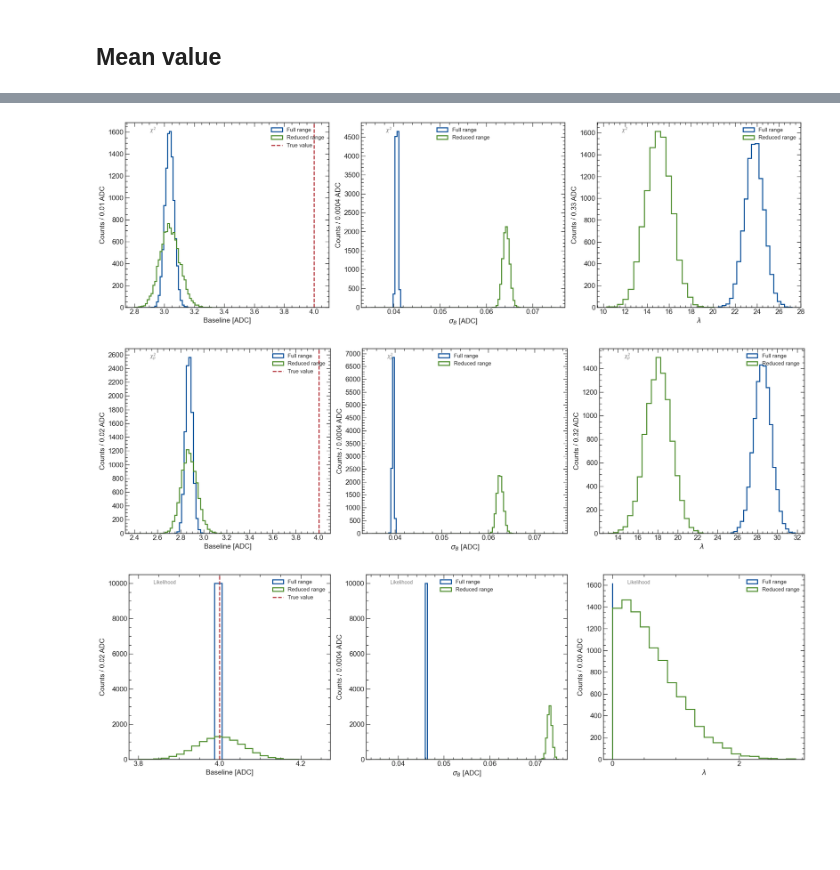
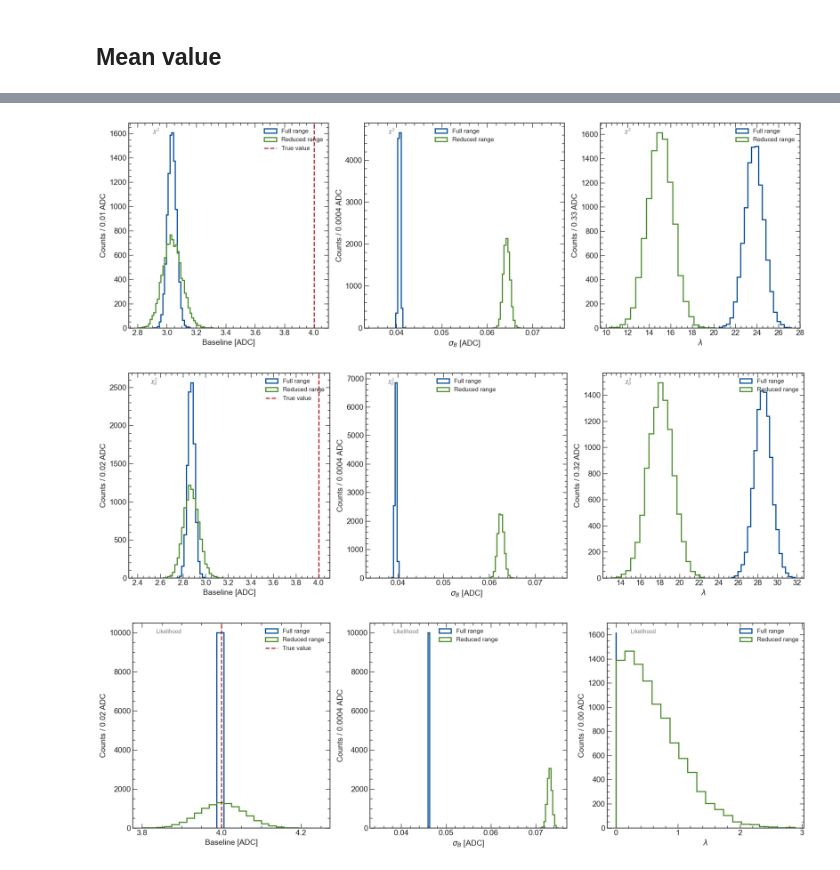
Before and after one commit to flycloud2010/MuonLifetime_lab, a Jupyter notebook: montecarlo/baseline.ipynb, the cells around one changed output, grey strips where cells are left out. Drawn from its saved outputs; the diff is of its cells as text; code cells hidden in the pictures; blank space fills up the shorter version.

```diff
--- a/montecarlo/baseline.ipynb
+++ b/montecarlo/baseline.ipynb
@@ -417,7 +419,7 @@ plt.show()
 # %% [markdown]
 ## Mean value
 # %%
-fig, ax = plt.subplots(1, 3, figsize = (20,6))
+fig, ax = plt.subplots(1, 3, figsize = (18,6))
 
 nbins = np.linspace(3.6,4.4,20)
 
@@ -462,7 +464,7 @@ ax[1].legend(loc='upper center', frameon=False, fontsize=11)
 ax[2].legend(loc='best', frameon=False, fontsize=11)
 
 for i in range(0,3):
-    ax[i].text(0.12, 0.95, labels[0], fontsize = 10, transform = ax[i].transAxes, color = 'gray')
+    ax[i].text(0.13, 0.95, labels[0], fontsize = 10, transform = ax[i].transAxes, color = 'gray')
 
 
 set_ticks(ax[0], 0.2, 2000)
@@ -478,5 +480,5 @@ plt.show()
 # %%
-fig, ax = plt.subplots(1, 3, figsize = (20,6))
+fig, ax = plt.subplots(1, 3, figsize = (18,6))
 
 nbins = np.linspace(2.8,3.4,50)
 
@@ -506,37 +508,37 @@ ax[1].set_ylabel("Counts / %1.4f ADC" %w1, fontsize=14)
 ## ------  ##
 nbins = np.linspace(10,28,120)
 
 n1, bins1, _ = ax[2].hist(tree_1w_r1.delta_chi, bins=20, histtype='step', ec = '#004C97', lw=2, alpha=1, align = 'mid',  label = 'Full range')
 n2, bins2, _ = ax[2].hist(tree_1w_r2.delta_chi, bins=20, histtype='step', ec = '#4C8C2B', lw=2, alpha=1, align = 'mid',  label = 'Reduced range')
 
 w1 = bins1[1] - bins1[0]
 w2 = bins2[1] - bins2[0]
 
 ax[2].set_xlabel("$\\lambda$", fontsize=14)
 ax[2].set_ylabel("Counts / %1.2f ADC" %w1, fontsize=14)
 
 
 
 ax[0].legend(loc='best', frameon=False, fontsize=11)
 ax[1].legend(loc='upper center', frameon=False, fontsize=11)
 ax[2].legend(loc='best', frameon=False, fontsize=11)
 
 
 for i in range(0,3):
     ax[i].text(0.12, 0.95, labels[1], fontsize = 10, transform = ax[i].transAxes, color = 'gray')
 
 set_ticks(ax[0], 0.2, 200)
-set_ticks(ax[1], 0.01, 500)
+set_ticks(ax[1], 0.01, 1000)
 set_ticks(ax[2], 2, 200)
 
 
 fig.tight_layout()
 fig.savefig("./plots/bs_chivalue.pdf")
 plt.show()
 # %% [output]
-[figure, old version]
+[figure, new version]
 # %%
-fig, ax = plt.subplots(1, 3, figsize = (20,6))
+fig, ax = plt.subplots(1, 3, figsize = (18,6))
 
 nbins = np.linspace(2.4,3.4,50)
 
@@ -582,10 +584,10 @@ ax[2].legend(loc='best', frameon=False, fontsize=11)
 
 
 for i in range(0,3):
-    ax[i].text(0.12, 0.95, labels[2], fontsize = 10, transform = ax[i].transAxes, color = 'gray')
+    ax[i].text(0.11, 0.95, labels[2], fontsize = 10, transform = ax[i].transAxes, color = 'gray')
 
-set_ticks(ax[0], 0.2, 200)
-set_ticks(ax[1], 0.01, 500)
+set_ticks(ax[0], 0.2, 500)
+set_ticks(ax[1], 0.01, 1000)
 set_ticks(ax[2], 2, 200)
 
 
@@ -593,9 +595,9 @@ fig.tight_layout()
 fig.savefig("./plots/bs_chipvalue.pdf")
 plt.show()
 # %% [output]
-[figure, old version]
+[figure, new version]
 # %%
-fig, ax = plt.subplots(1, 3, figsize = (20,6))
+fig, ax = plt.subplots(1, 3, figsize = (18,6))
 
 nbins = np.linspace(3.8,4.25,25)
 
@@ -645,11 +647,11 @@ for i in range(0,3):
 
 set_ticks(ax[0], 0.2, 2000)
 set_ticks(ax[1], 0.01, 2000)
-set_ticks(ax[2], 2, 200)
+set_ticks(ax[2], 1, 200)
 
 
 fig.tight_layout()
 fig.savefig("./plots/bs_LL.pdf")
 plt.show()
 # %% [output]
-[figure, old version]
+[figure, new version]
```
Also changed, not shown: parts of 2 cells of this notebook, 12 other files.
